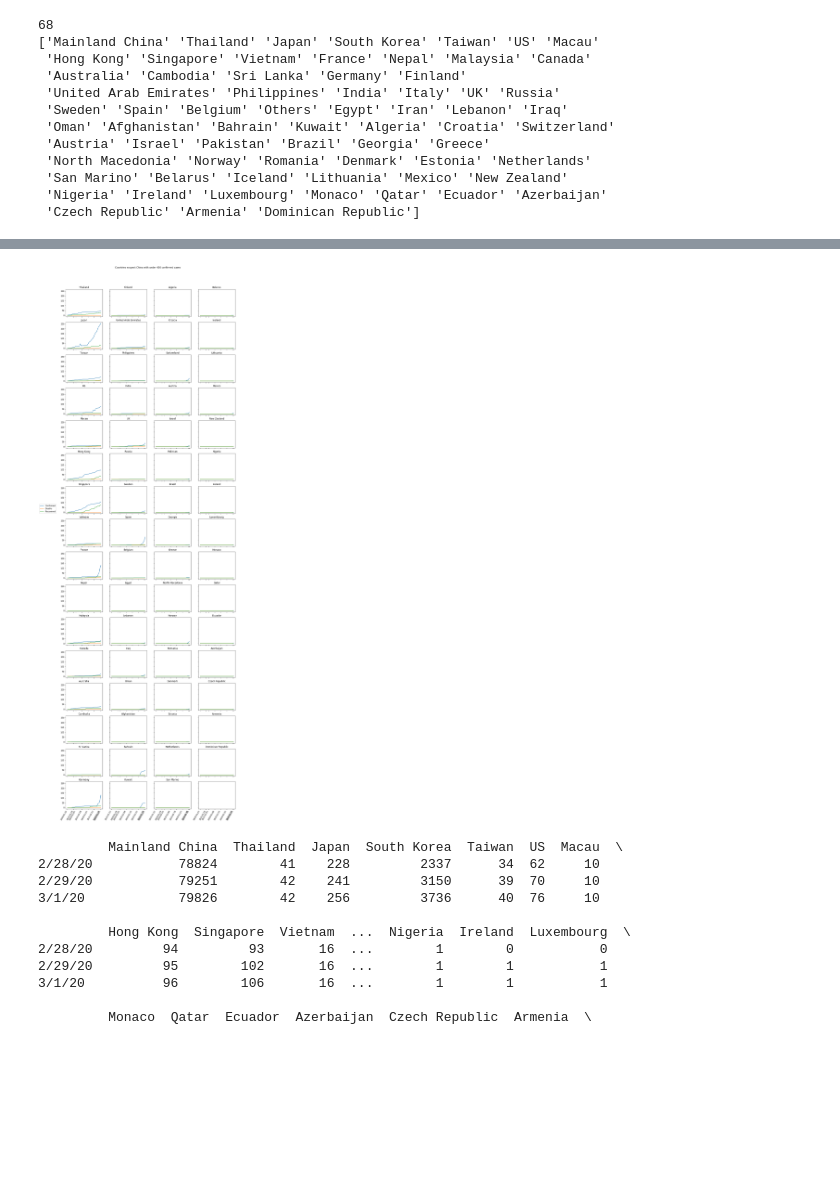
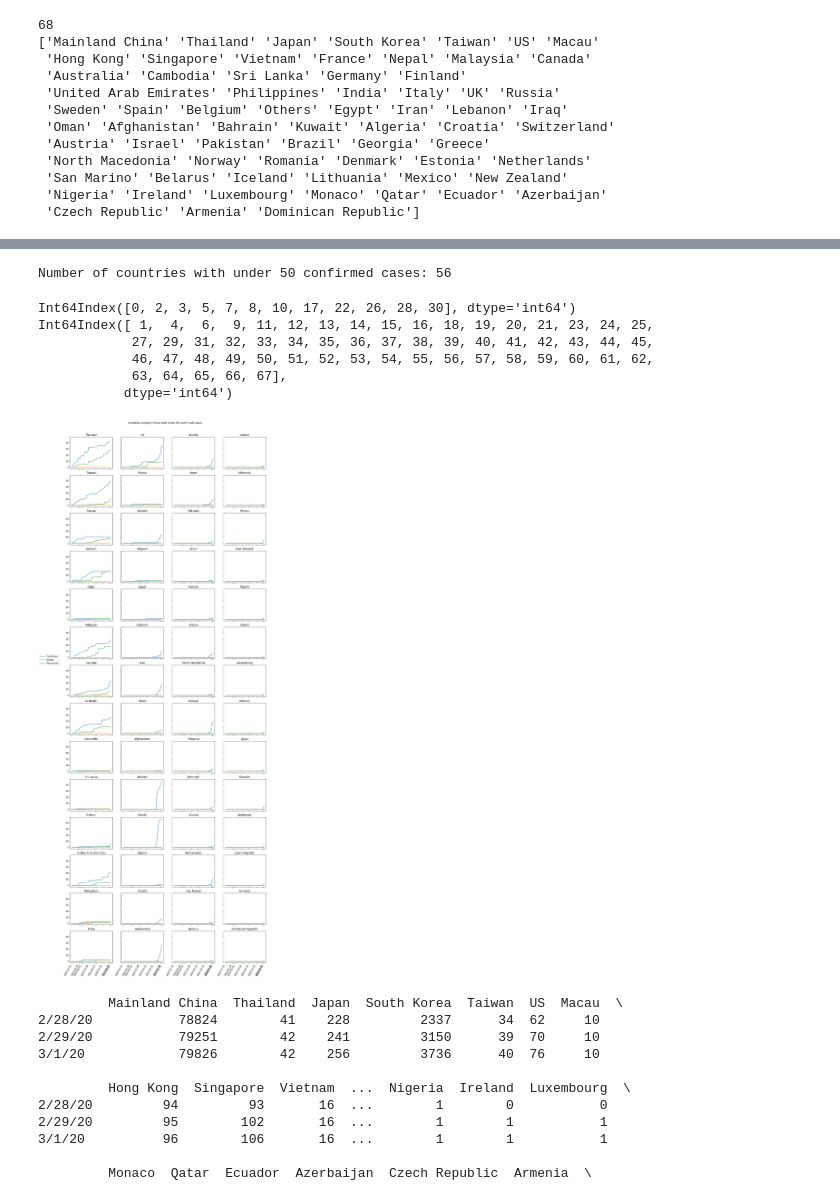
Before and after one commit to msarnacki/coronavirus-2019-nCoV, a Jupyter notebook: main.ipynb, the cells around one changed output, grey strips where cells are left out. Saved outputs shown, nothing was run; the diff lists cells and outputs as text; code cells hidden in the pictures; blank space fills up the shorter version.

Commit message:
modify making charts, update readme

```diff
--- a/main.ipynb
+++ b/main.ipynb
@@ -235,9 +239,9 @@ dictionary = {"Country":countries_ts ,"Confirmed":confirmed_country}
 countries_last_date = pd.DataFrame(dictionary)
 # print(countries_last_date)
 
-if_over_limit = countries_last_date.apply(lambda x: True if x['Confirmed'] > limit else False , axis=1)
+if_over_high_limit = countries_last_date.apply(lambda x: True if x['Confirmed'] > limit_high else False , axis=1)
 
-numOfRows = len(if_over_limit[if_over_limit == True].index)
+numOfRows = len(if_over_high_limit[if_over_high_limit == True].index)
 
-print('Number of countries with over {} confirmed cases: {}'.format(limit,numOfRows))
+print('Number of countries with over {} confirmed cases: {}'.format(limit_high,numOfRows))
 # %% [output]
@@ -245,7 +249,7 @@ Number of countries with over 400 confirmed cases: 5
 # %%
 #
-indexTrue = if_over_limit[ if_over_limit == False ].index
-indexFalse = if_over_limit[ if_over_limit == True ].index
+indexTrue = if_over_high_limit[ if_over_high_limit == False ].index
+indexFalse = if_over_high_limit[ if_over_high_limit == True ].index
 print(indexTrue)
 print(indexFalse)
 
@@ -303,36 +375,72 @@ plt.savefig("img/rest_over_limit.png",bbox_inches='tight')
+# %%
+dictionary = {"Country":countries_ts ,"Confirmed":confirmed_country}
+
+countries_last_date = pd.DataFrame(dictionary)
+# print(countries_last_date)
+
+if_under_low_limit = countries_last_date.apply(lambda x: True if x['Confirmed'] < limit_low else False , axis=1)
+
+numOfRows = len(if_under_low_limit[if_under_low_limit == True].index)
+
+print('Number of countries with under {} confirmed cases: {}'.format(limit_low,numOfRows))
+# %% [output]
+Number of countries with under 50 confirmed cases: 56
+# %%
+#
+indexTrue = if_under_low_limit[ if_under_low_limit == False ].index
+indexFalse = if_under_low_limit[ if_under_low_limit == True ].index
+print(indexTrue)
+print(indexFalse)
+
+#copying to not change original df
+countries_over_limit = countries_last_date.copy()
+countries_under_limit = countries_last_date.copy()
+
+countries_over_limit.drop(indexTrue, inplace=True, axis=0)
+countries_under_limit.drop(indexFalse, inplace=True, axis=0)
+
+#print(countries_over_limit)
+#print(countries_under_limit)
+# %% [output]
+Int64Index([0, 2, 3, 5, 7, 8, 10, 17, 22, 26, 28, 30], dtype='int64')
+Int64Index([ 1,  4,  6,  9, 11, 12, 13, 14, 15, 16, 18, 19, 20, 21, 23, 24, 25,
+            27, 29, 31, 32, 33, 34, 35, 36, 37, 38, 39, 40, 41, 42, 43, 44, 45,
+            46, 47, 48, 49, 50, 51, 52, 53, 54, 55, 56, 57, 58, 59, 60, 61, 62,
+            63, 64, 65, 66, 67],
+           dtype='int64')
 # %%
 ###plot for countries with confirmed cases over limit
 plots_in_row = 4
 #define how many rows on how many countries in list without china
-plots_in_col = math.ceil((len(countries_ts)-numOfRows)/plots_in_row)
+plots_in_col = math.ceil((numOfRows)/plots_in_row)
 #print(plots_in_col)
 fig, axs = plt.subplots(plots_in_col, plots_in_row, figsize=(16, plots_in_col*3.5), sharey=True, sharex=True)
 fig.autofmt_xdate(rotation=60)
 
 axs0 = axs.shape[0]
 axs1 = axs.shape[1]
 
 i = 0
 j = 0
 
-for country in countries_under_limit["Country"]:
+for country in countries_over_limit["Country"]:
     #print(country)
     axs[i][j].plot(dates_datetime_confirmed, df_confirmed[df_confirmed['Country/Region']==country].iloc[:,4:].sum(axis=0))
     axs[i][j].plot(dates_datetime_deaths, df_deaths[df_deaths['Country/Region']==country].iloc[:,4:].sum(axis=0))
     axs[i][j].plot(dates_datetime_recovered, df_recovered[df_recovered['Country/Region']==country].iloc[:,4:].sum(axis=0))
     axs[i][j].set_title(country)
     #axs[i][j].set_xticklabels(rotation=90)
     i = i + 1
     if i==plots_in_col:
         i = 0
         j = j + 1
         if j==plots_in_row:
             j = 0
-fig.suptitle('Countries excpect China with under {} confirmed cases'.format(limit),y=0.91)
+fig.suptitle('Countries excpect China with under {} confirmed cases'.format(limit_low),y=0.90)
 fig.legend(['Confirmed', 'Deaths', 'Recovered'],loc='upper left', bbox_to_anchor=(0., 0.1, 0.5, 0.5),bbox_transform=plt.gcf().transFigure)
-plt.savefig("img/rest_under_limit.png",bbox_inches='tight')
+plt.savefig("img/rest_under_low_limit.png",bbox_inches='tight')
 # %% [output]
-[figure, old version]
+[figure, new version]
 # %%
 #df_confirmed
 # %%
```
Also changed, not shown: parts of 10 cells of this notebook, 10 other files.
